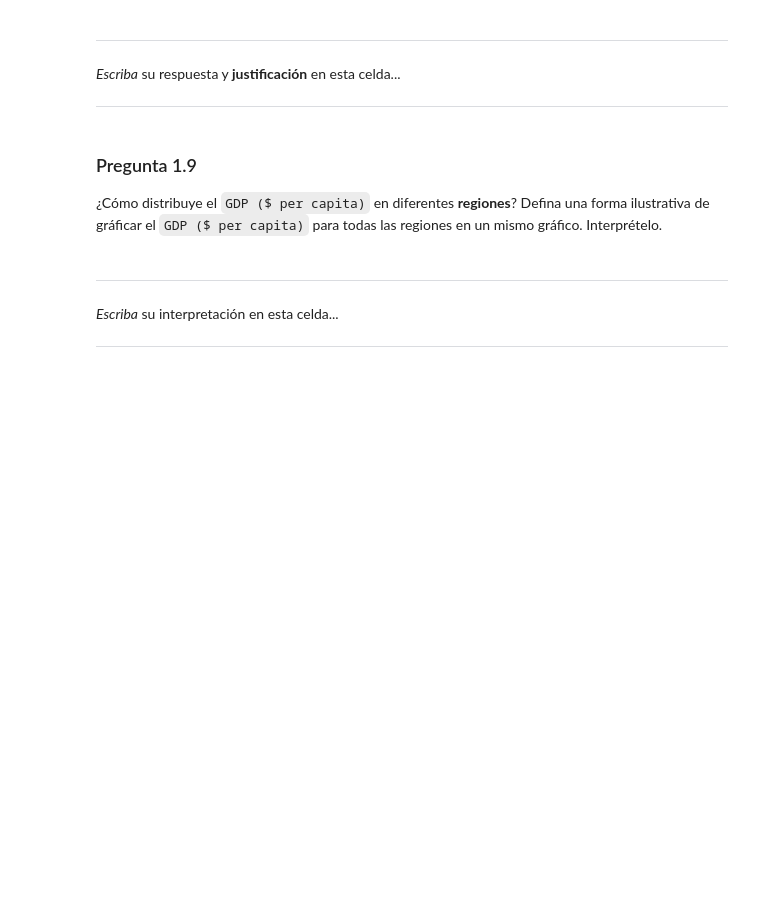
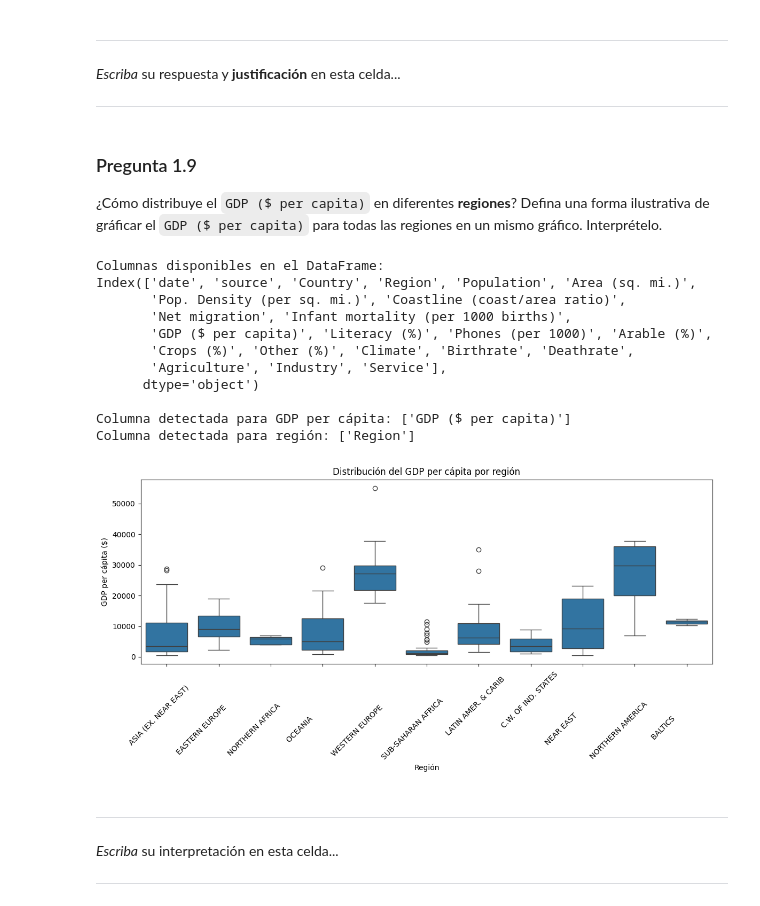
Before and after one commit to Nacho0611/Tarea1ML, a Jupyter notebook: Tarea_1.ipynb, the cells around one changed output. Cells and saved outputs as stored; diff of their text form; code cells hidden in the pictures; blank space fills up the shorter version.

```diff
--- a/Tarea_1.ipynb
+++ b/Tarea_1.ipynb
@@ -328,6 +328,43 @@ El df contiene variables con missing values (`NaN`). Impute los `NaN` con el mé
 ### Pregunta 1.9
 
 ¿Cómo distribuye el `GDP ($ per capita)` en diferentes **regiones**? Defina una forma ilustrativa de gráficar el `GDP ($ per capita)` para todas las regiones en un mismo gráfico. Interprételo.
+# %%
+import seaborn as sns
+import matplotlib.pyplot as plt
+
+print("Columnas disponibles en el DataFrame:")
+print(df.columns)
+
+gdp_cols = [col for col in df.columns if 'gdp' in col.lower()]
+region_cols = [col for col in df.columns if 'region' in col.lower()]
+
+print("\nColumna detectada para GDP per cápita:", gdp_cols)
+print("Columna detectada para región:", region_cols)
+
+gdp_col = gdp_cols[0]
+region_col = region_cols[0]
+
+plt.figure(figsize=(12, 6))
+sns.boxplot(data=df, x=region_col, y=gdp_col)
+plt.xticks(rotation=45)
+plt.title('Distribución del GDP per cápita por región')
+plt.ylabel('GDP per cápita ($)')
+plt.xlabel('Región')
+plt.tight_layout()
+plt.show()
+# %% [output]
+Columnas disponibles en el DataFrame:
+Index(['date', 'source', 'Country', 'Region', 'Population', 'Area (sq. mi.)',
+       'Pop. Density (per sq. mi.)', 'Coastline (coast/area ratio)',
+       'Net migration', 'Infant mortality (per 1000 births)',
+       'GDP ($ per capita)', 'Literacy (%)', 'Phones (per 1000)', 'Arable (%)',
+       'Crops (%)', 'Other (%)', 'Climate', 'Birthrate', 'Deathrate',
+       'Agriculture', 'Industry', 'Service'],
+      dtype='object')
+
+Columna detectada para GDP per cápita: ['GDP ($ per capita)']
+Columna detectada para región: ['Region']
+[figure, added]
 # %% [markdown]
 
 
```
Also changed, not shown: parts of 4 cells of this notebook.
